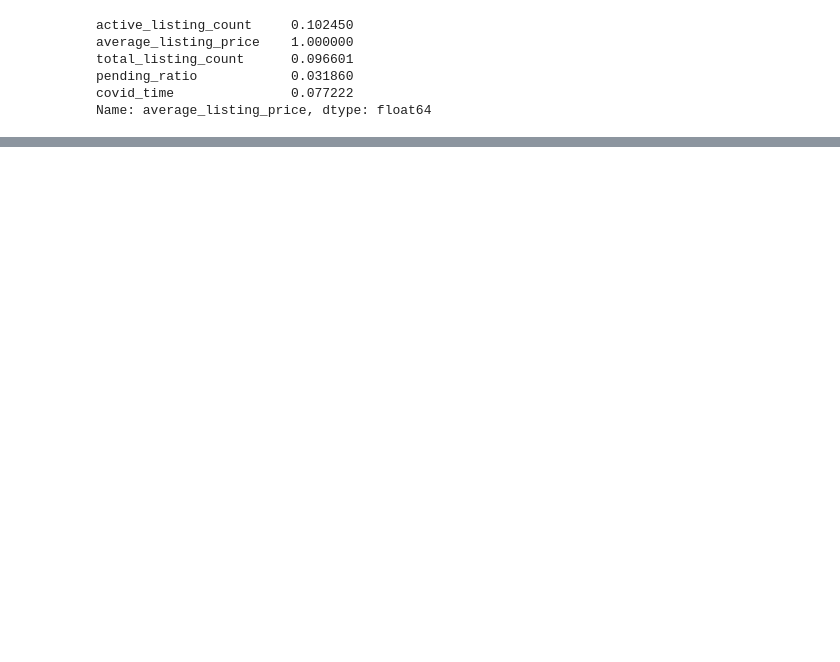
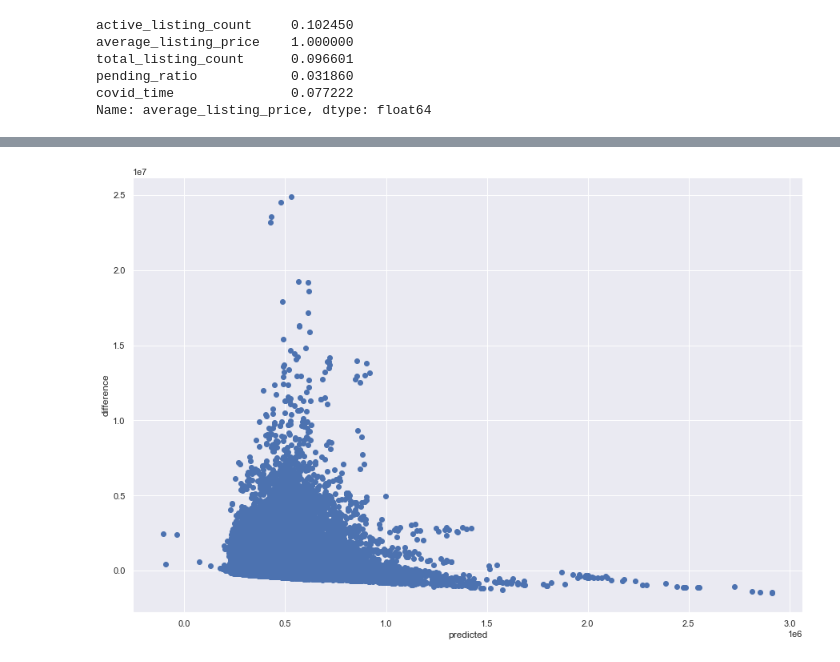
Before and after one commit to kirtoka/real_estate_covid, a Jupyter notebook: Project1.ipynb, the cells around one changed output, grey strips where cells are left out. Saved outputs shown, nothing was run; the diff lists cells and outputs as text; code cells hidden in the pictures; blank space fills up the shorter version.

```diff
--- a/Project1.ipynb
+++ b/Project1.ipynb
@@ -127,0 +271,7 @@ plt.plot('month_date_yyyymm_int', 'average_listing_price', data=df_zip.loc[df_zi
+# %%
+### our predictions is not good, because we dont have enought information in the dataset
+
+preds_vs_act = pd.DataFrame(np.hstack([y_test.values.reshape(y_test.size,1), y_test_preds.reshape(y_test.size,1)]))
+preds_vs_act.columns = ['actual', 'preds']
+preds_vs_act['diff'] = preds_vs_act['actual'] - preds_vs_act['preds']
+preds_vs_act
@@ -127,0 +292,7 @@ plt.plot('month_date_yyyymm_int', 'average_listing_price', data=df_zip.loc[df_zi
+# %%
+
+plt.plot(preds_vs_act['preds'], preds_vs_act['diff'], 'bo');
+plt.xlabel('predicted');
+plt.ylabel('difference');
+# %% [output]
+[figure, added]
```
Also changed, not shown: parts of 36 cells of this notebook.
